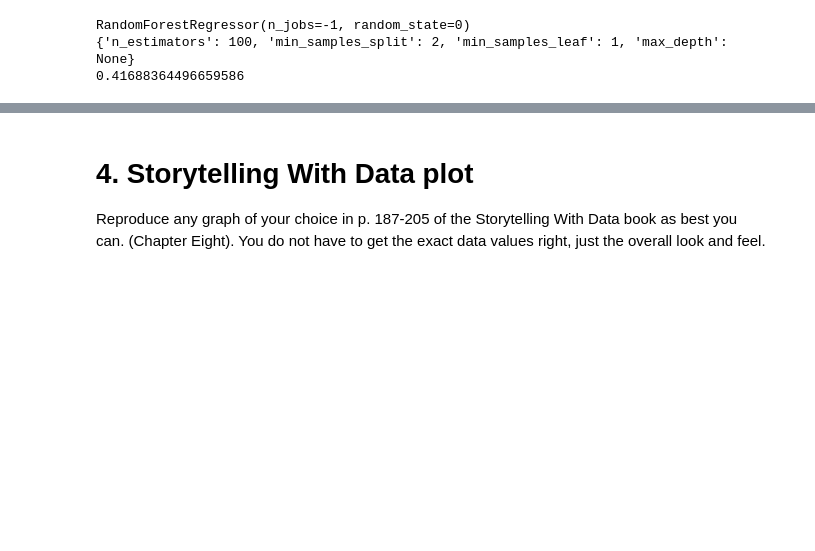
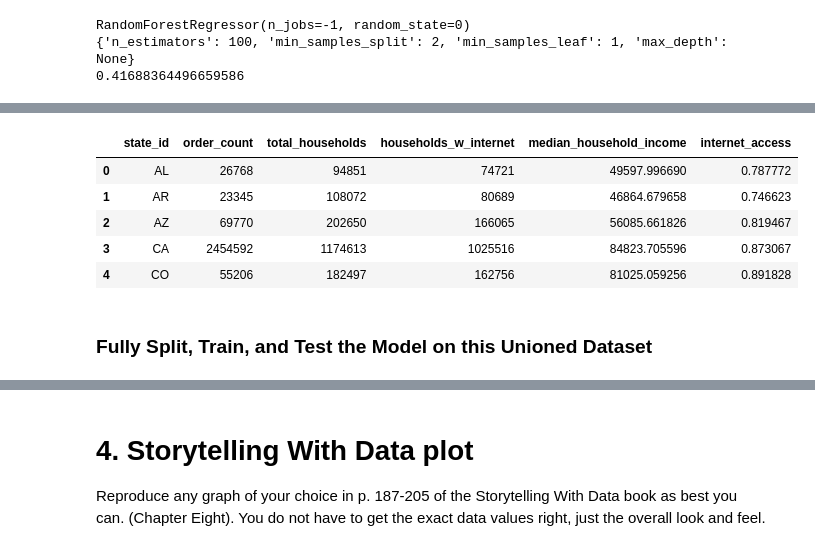
Before and after one commit to Haleymussary00/Module-B-semester-2, a Jupyter notebook: Week12.ipynb, the cells around one changed output, grey strips where cells are left out. Cells and saved outputs as stored; diff of their text form; code cells hidden in the pictures; blank space fills up the shorter version.

```diff
--- a/Week12.ipynb
+++ b/Week12.ipynb
@@ -397,0 +475,18 @@ RandomForestRegressor(n_jobs=-1, random_state=0)
+# %%
+full_merged_df = (
+    merged_with_purchases
+    .groupby("state_id", as_index=False)
+    .agg(
+        order_count=("order_count_y", "sum"),
+        total_households=("Total_households", "sum"),
+        households_w_internet=("Households_w_internet_access", "sum"),
+        median_household_income=(
+            "Median_household_income",
+            lambda x: (
+                (x * merged_with_purchases.loc[x.index, "Total_households"]).sum()
+                / merged_with_purchases.loc[x.index, "Total_households"].sum()
+            )
+        )
+    )
+)
+full_merged_df.head(5)
@@ -397,0 +500,12 @@ RandomForestRegressor(n_jobs=-1, random_state=0)
+# %%
+full_merged_df['internet_access'] = full_merged_df['households_w_internet']/full_merged_df['total_households']
+full_merged_df.head(5)
+# %% [output]
+|  | state_id | order_count | total_households | households_w_internet | median_household_income | internet_access |
+| 0 | AL | 26768 | 94851 | 74721 | 49597.996690 | 0.787772 |
+| 1 | AR | 23345 | 108072 | 80689 | 46864.679658 | 0.746623 |
+| 2 | AZ | 69770 | 202650 | 166065 | 56085.661826 | 0.819467 |
+| 3 | CA | 2454592 | 1174613 | 1025516 | 84823.705596 | 0.873067 |
+| 4 | CO | 55206 | 182497 | 162756 | 81025.059256 | 0.891828 |
+# %% [markdown]
+### Fully Split, Train, and Test the Model on this Unioned Dataset
```
Also changed, not shown: parts of 15 cells of this notebook.
